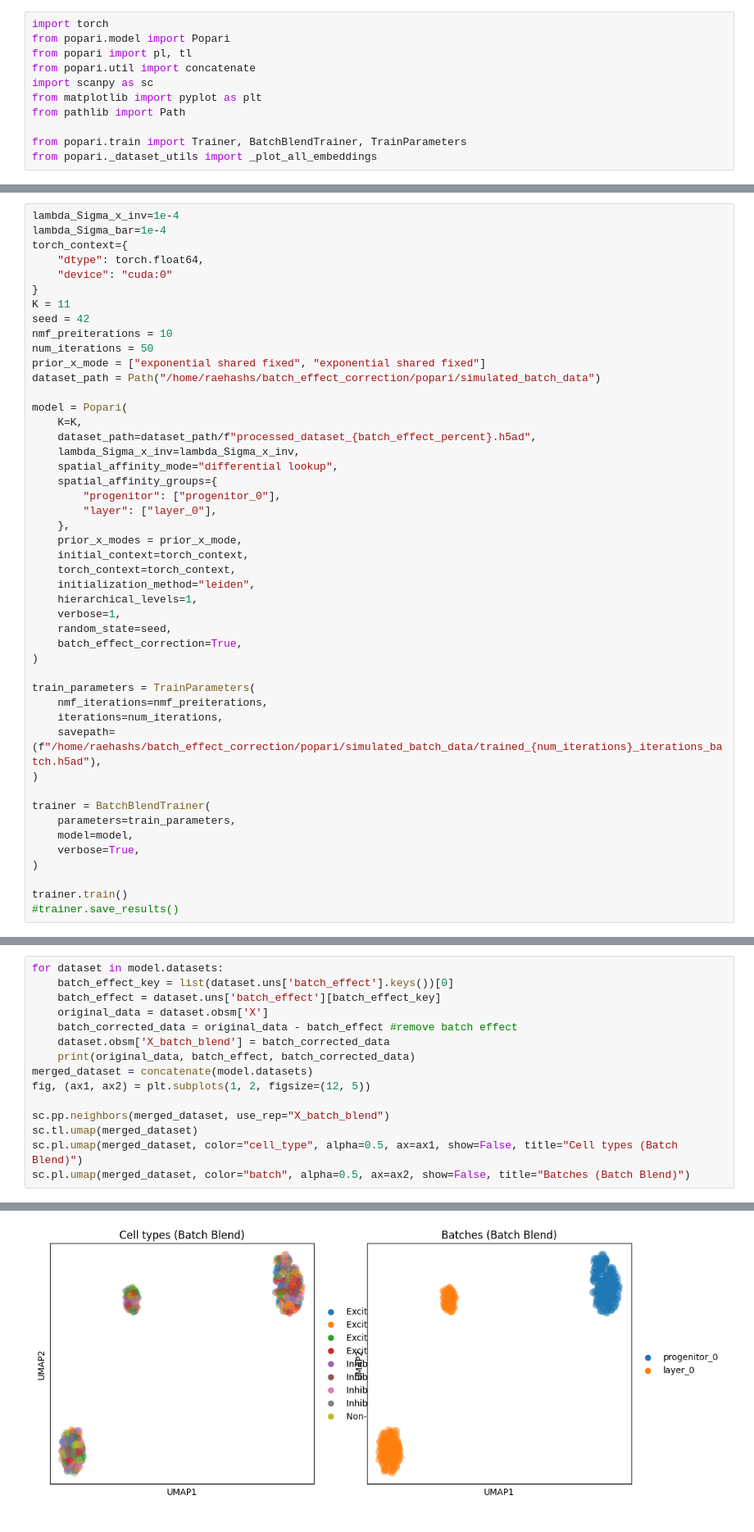
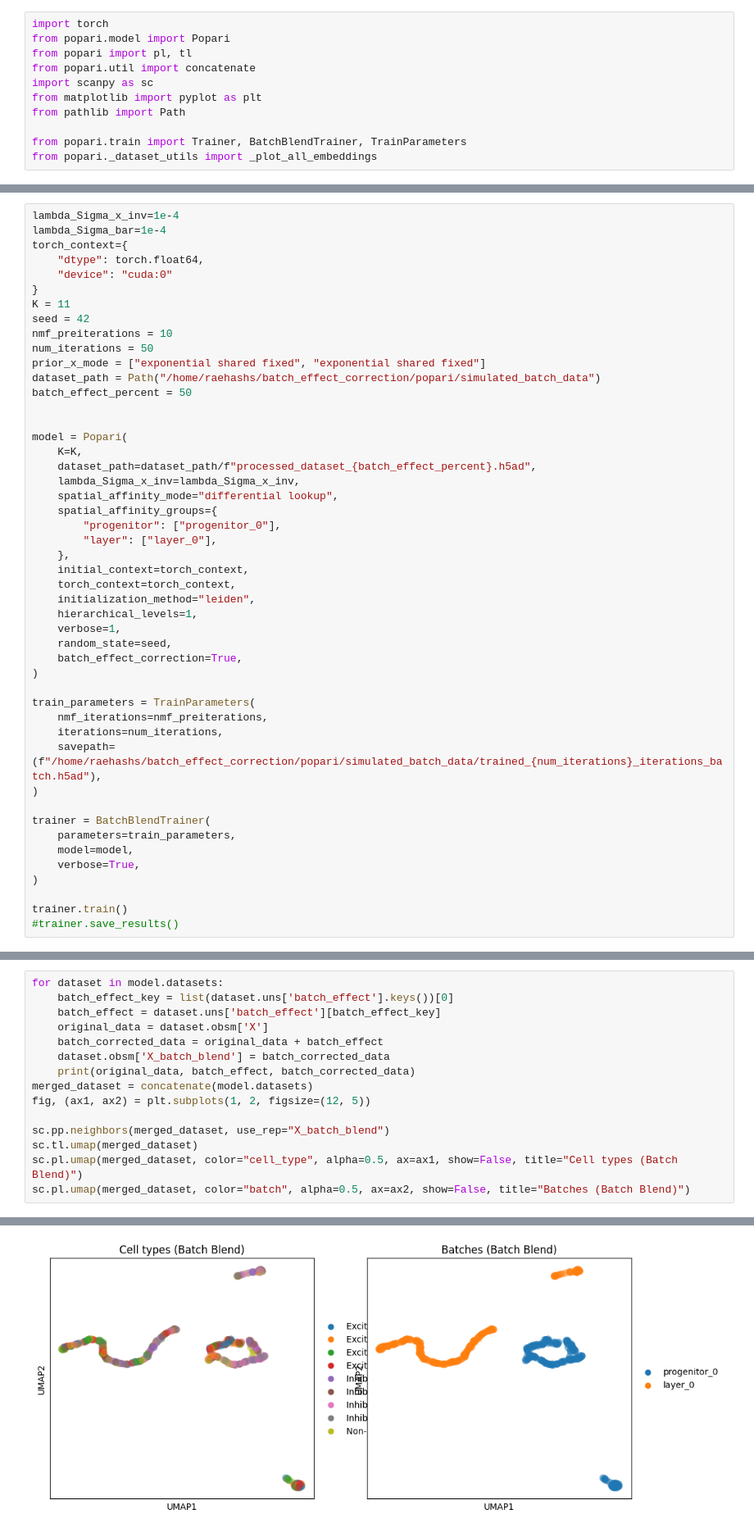
Before and after one commit to alam-shahul/popari, a Jupyter notebook: notebooks/batch_simulation.ipynb, the cells around one changed output, grey strips where cells are left out. Shown at 82% size. Cells and saved outputs as stored; diff of their text form.

```diff
--- a/notebooks/batch_simulation.ipynb
+++ b/notebooks/batch_simulation.ipynb
@@ -349,6 +338,8 @@ nmf_preiterations = 10
 num_iterations = 50
 prior_x_mode = ["exponential shared fixed", "exponential shared fixed"]
 dataset_path = Path("/home/raehashs/batch_effect_correction/popari/simulated_batch_data")
+batch_effect_percent = 50
+
 
 model = Popari(
     K=K,
@@ -359,7 +350,6 @@ model = Popari(
         "progenitor": ["progenitor_0"],
         "layer": ["layer_0"],
     },
-    prior_x_modes = prior_x_mode,
     initial_context=torch_context,
     torch_context=torch_context,
     initialization_method="leiden",
@@ -433,7 +431,7 @@ for dataset in model.datasets:
     batch_effect_key = list(dataset.uns['batch_effect'].keys())[0]
     batch_effect = dataset.uns['batch_effect'][batch_effect_key]
     original_data = dataset.obsm['X']
-    batch_corrected_data = original_data - batch_effect #remove batch effect
+    batch_corrected_data = original_data + batch_effect
     dataset.obsm['X_batch_blend'] = batch_corrected_data
     print(original_data, batch_effect, batch_corrected_data)
 merged_dataset = concatenate(model.datasets)
@@ -464,2 +462,2 @@ sc.pl.umap(merged_dataset, color="batch", alpha=0.5, ax=ax2, show=False, title="
 <Axes: title={'center': 'Batches (Batch Blend)'}, xlabel='UMAP1', ylabel='UMAP2'>
-[figure, old version]
+[figure, new version]
```
Also changed, not shown: parts of 16 cells of this notebook.
